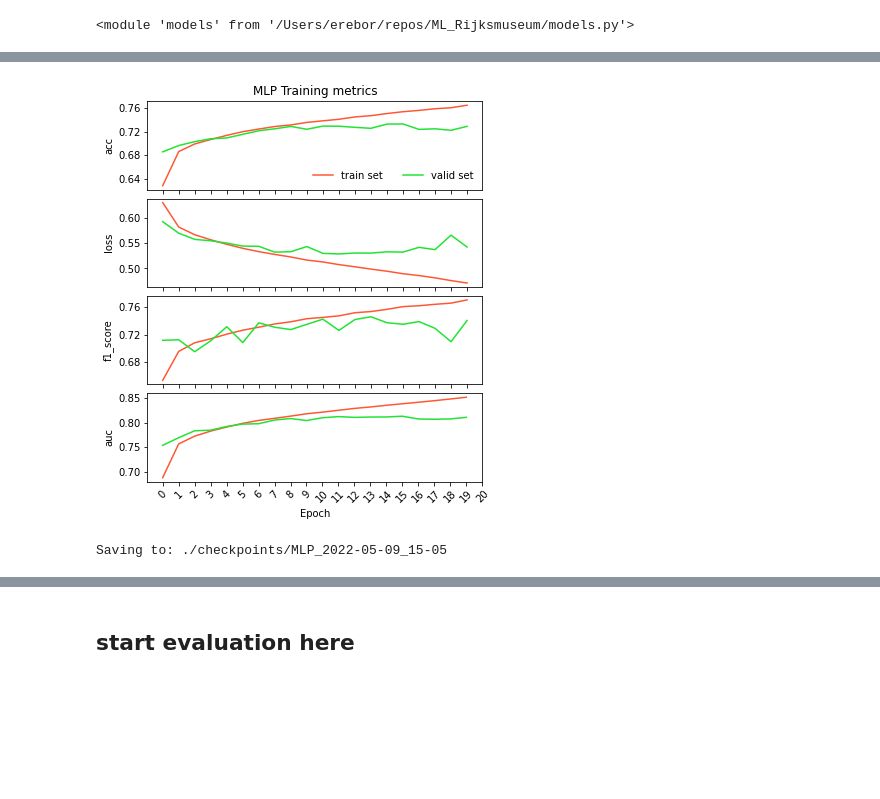
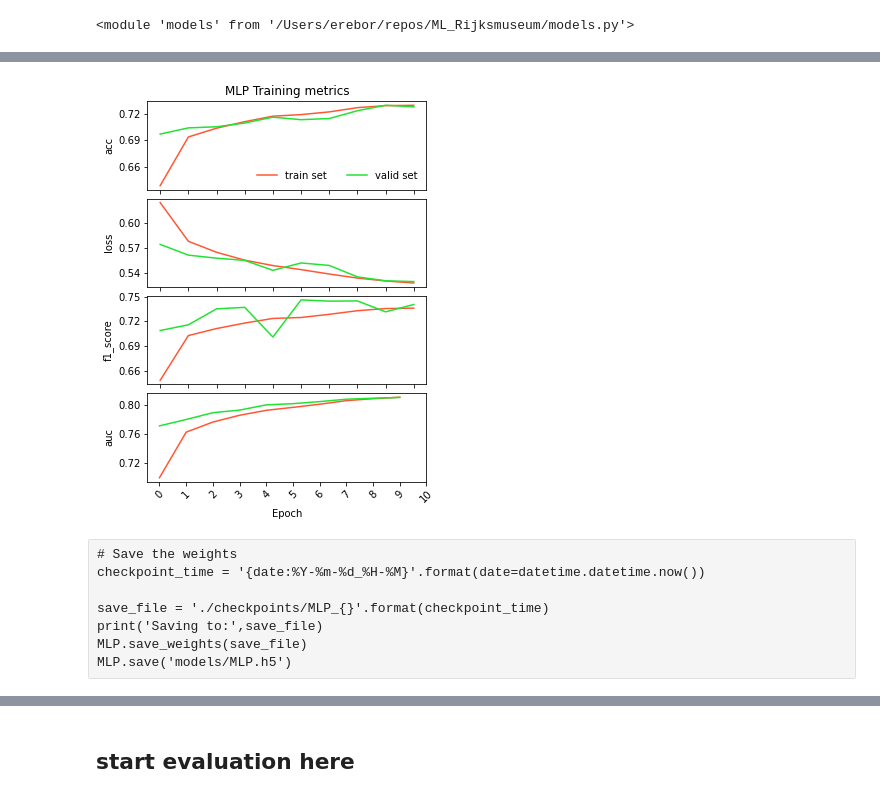
Before and after one commit to bgalgano/ML_Rijksmuseum, a Jupyter notebook: FINAL.ipynb, the cells around one changed output, grey strips where cells are left out. Saved outputs shown, nothing was run; the diff lists cells and outputs as text; code cells hidden in the pictures; blank space fills up the shorter version.

```diff
--- a/FINAL.ipynb
+++ b/FINAL.ipynb
@@ -277,0 +117,9 @@ train_pairs, train_labels, dev_pairs, dev_labels, val_pairs, val_labels = \
+# %%
+vector_kwargs = {'vectors':vectors,
+                 'names':names,
+                 'labels':labels,
+                 'train_val_split':0.8,
+                 'dev_split': 0.}
+
+train_pairs, train_labels, dev_pairs, dev_labels, val_pairs, val_labels = \
+    dataset.load_vectors(**vector_kwargs)
@@ -278,39 +133,32 @@ train_pairs, train_labels, dev_pairs, dev_labels, val_pairs, val_labels = \
 # %%
-# Configuration options
-num_classes = 1
 
 # Create the model
 tf.keras.backend.clear_session()
 MLP = tf.keras.models.Sequential()
 
-activation = 'relu'
-#MLP.add(tf.keras.layers.InputLayer(input_shape=(50,2)))
+activation = tf.keras.layers.ReLU()
+activation = tf.keras.layers.LeakyReLU(alpha=0.01)
+
 MLP.add(tf.keras.layers.InputLayer((vector_length,2)))
 MLP.add(tf.keras.layers.Flatten())
-MLP.add(tf.keras.layers.Dense(300, activation=activation))
-MLP.add(tf.keras.layers.Dense(200, activation=activation))
+MLP.add(tf.keras.layers.Dense(1000, activation=activation, bias_regularizer='l1'))
+MLP.add(tf.keras.layers.Dropout(rate=0.2))
 MLP.add(tf.keras.layers.Dense(100, activation=activation))
-MLP.add(tf.keras.layers.Dense(50, activation=activation))
-MLP.add(tf.keras.layers.Dropout(rate=0.2))
+MLP.add(tf.keras.layers.Dropout(rate=0.1))
 MLP.add(tf.keras.layers.Dense(1, activation='sigmoid'))
 # %%
 # loss function
 loss = tf.keras.losses.BinaryCrossentropy(from_logits=False,
-                                               label_smoothing=0.0,
-                                               name='binary_crossentropy')
+                                          label_smoothing=0.0,name='binary_crossentropy')
 
 # metrics
-metrics = ["acc"]
 f1 = tfa.metrics.F1Score(num_classes=1, threshold=0.5)
 roc = tf.keras.metrics.AUC()
-metrics.append(f1)
-metrics.append(roc)
+metrics = ["acc",f1,roc]
 
 # Optimizer
-# very average Adam settings
 optimizer = tf.keras.optimizers.Adam(learning_rate=0.001)
 
-#optimizer = tf.keras.optimizers.RMSprop(learning_rate=0.001)
 # compile it all
 MLP.compile(loss=loss,
             optimizer=optimizer,
@@ -336,11 +187,11 @@ Trainable params: 115,701
 Non-trainable params: 0
 _________________________________________________________________
 # %%
-epochs = 20
+epochs = 10
 fit_kwargs = {'x':train_pairs,
              'y':train_labels,
              'validation_data':(val_pairs,val_labels),
              'epochs':epochs,
-             'verbose':2}
+             'verbose':1}
 history = MLP.fit(**fit_kwargs)
 # %% [output]
@@ -364,30 +218,21 @@ Epoch 20/20
 # %%
 
 box = dict(facecolor='white', pad=0, alpha=0.)
 metrics = ['acc','loss','f1_score','auc']
-fig, ax = plt.subplots(ncols=1,nrows=len(metrics),figsize=(6,len(metrics)+3),sharex=True,sharey=False)
+fig, ax = plt.subplots(ncols=1,nrows=len(metrics),figsize=(5,len(metrics)+3),sharex=True,sharey=False)
 for idx, stat in zip(range(len(metrics)),metrics):
     ax[idx].plot(history.history[stat],color='#FF5733')
     ax[idx].plot(history.history['val_' + stat],color='#21E332')
     ax[idx].set_ylabel(stat, bbox=box)
 
     ax[idx].yaxis.set_major_locator(mpl.ticker.MaxNLocator(4))
 
 plt.xlabel('Epoch')
 plt.subplots_adjust(hspace=0.1)
 plt.xticks(np.arange(0,epochs+0.1,1),rotation=45)
 ax[0].legend(['train set', 'valid set'],ncol=2,frameon=False)
 ax[0].set_title('MLP Training metrics')
 plt.savefig('figs/training.png',dpi=200)
 plt.show()
 # %% [output]
-[figure, old version]
+[figure, new version]
-# %%
-# Save the weights
-checkpoint_time = '{date:%Y-%m-%d_%H-%M}'.format(date=datetime.datetime.now())
-
-save_file = './checkpoints/MLP_{}'.format(checkpoint_time)
-print('Saving to:',save_file)
-MLP.save_weights(save_file)
-# %% [output]
-Saving to: ./checkpoints/MLP_2022-05-09_15-05
@@ -396,2 +239,10 @@ MLP.save('models/MLP.h5')
+# %% [raw]
+# Save the weights
+checkpoint_time = '{date:%Y-%m-%d_%H-%M}'.format(date=datetime.datetime.now())
+
+save_file = './checkpoints/MLP_{}'.format(checkpoint_time)
+print('Saving to:',save_file)
+MLP.save_weights(save_file)
+MLP.save('models/MLP.h5')
 # %%
 reconstructed_MLP = tf.keras.models.load_model('models/MLP.h5')
```
Also changed, not shown: parts of 26 cells of this notebook, 16 other files.
